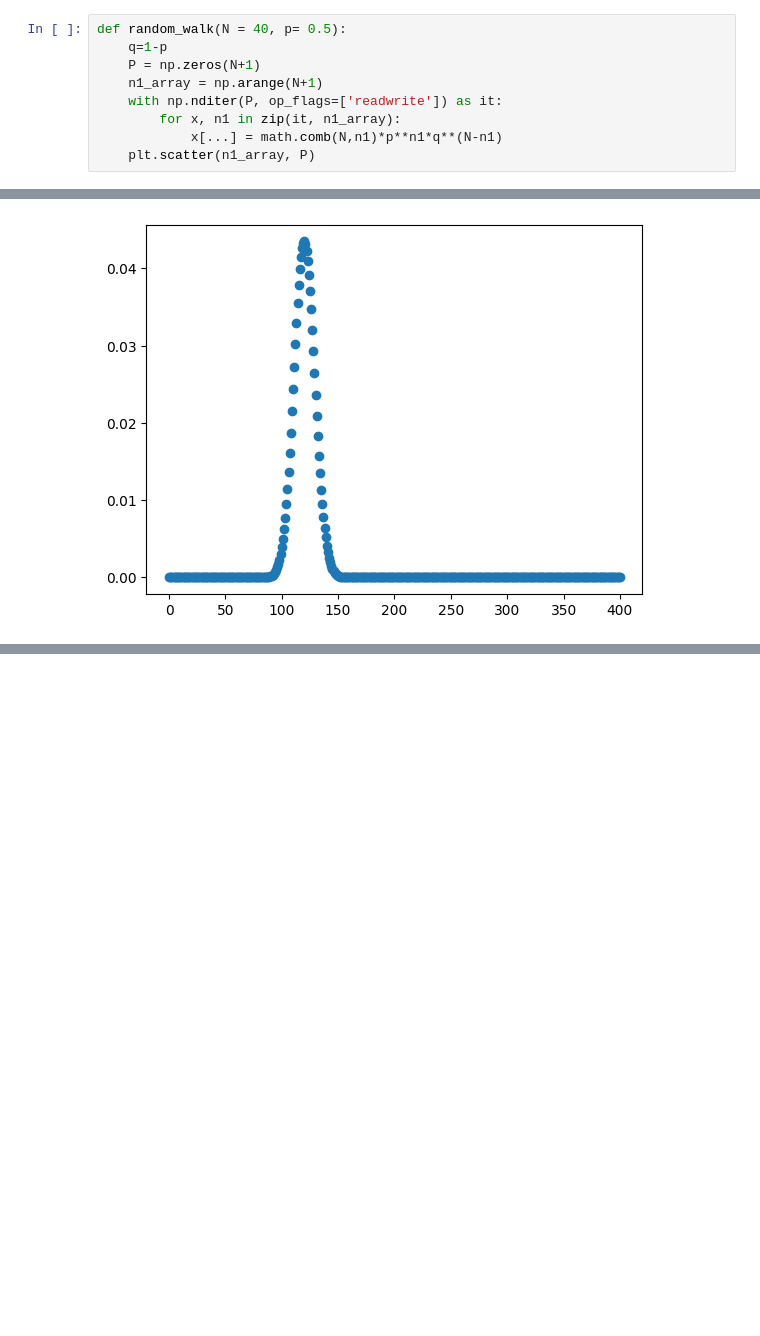
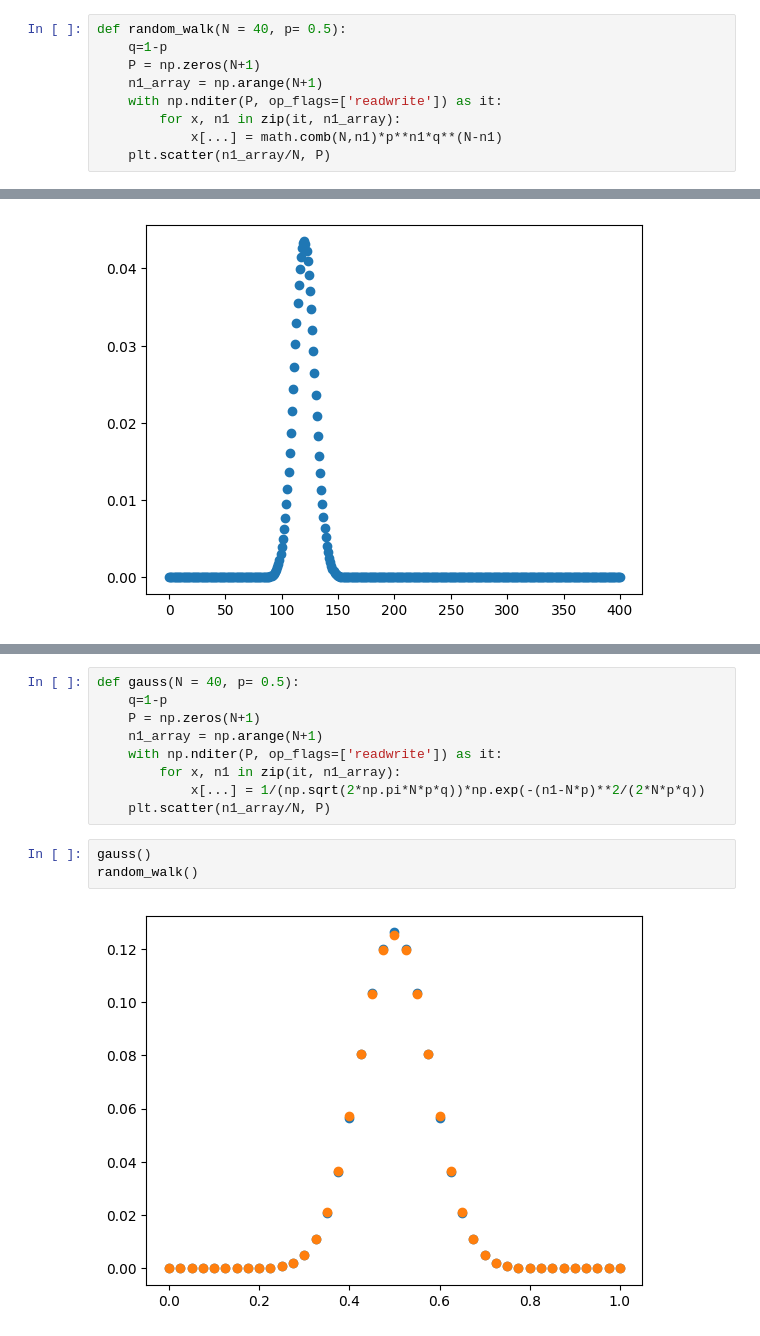
Before and after one commit to vtr57/fisica-estatistica, a Jupyter notebook: random-walk.ipynb, the cells around one changed output, grey strips where cells are left out. Saved outputs shown, nothing was run; the diff lists cells and outputs as text; blank space fills up the shorter version.

```diff
--- a/random-walk.ipynb
+++ b/random-walk.ipynb
@@ -20,7 +20,7 @@ def random_walk(N = 40, p= 0.5):
     with np.nditer(P, op_flags=['readwrite']) as it:
         for x, n1 in zip(it, n1_array):
             x[...] = math.comb(N,n1)*p**n1*q**(N-n1)
-    plt.scatter(n1_array, P)
+    plt.scatter(n1_array/N, P)
 # %%
 random_walk(40,0.5)
 # %% [output]
@@ -35,0 +45,14 @@ random_walk(400,0.3)
+# %%
+def gauss(N = 40, p= 0.5):
+    q=1-p
+    P = np.zeros(N+1)
+    n1_array = np.arange(N+1)
+    with np.nditer(P, op_flags=['readwrite']) as it:
+        for x, n1 in zip(it, n1_array):
+            x[...] = 1/(np.sqrt(2*np.pi*N*p*q))*np.exp(-(n1-N*p)**2/(2*N*p*q))
+    plt.scatter(n1_array/N, P)
+# %%
+gauss()
+random_walk()
+# %% [output]
+[figure, added]
```
Also changed, not shown: parts of 2 cells of this notebook, 1 other file.
